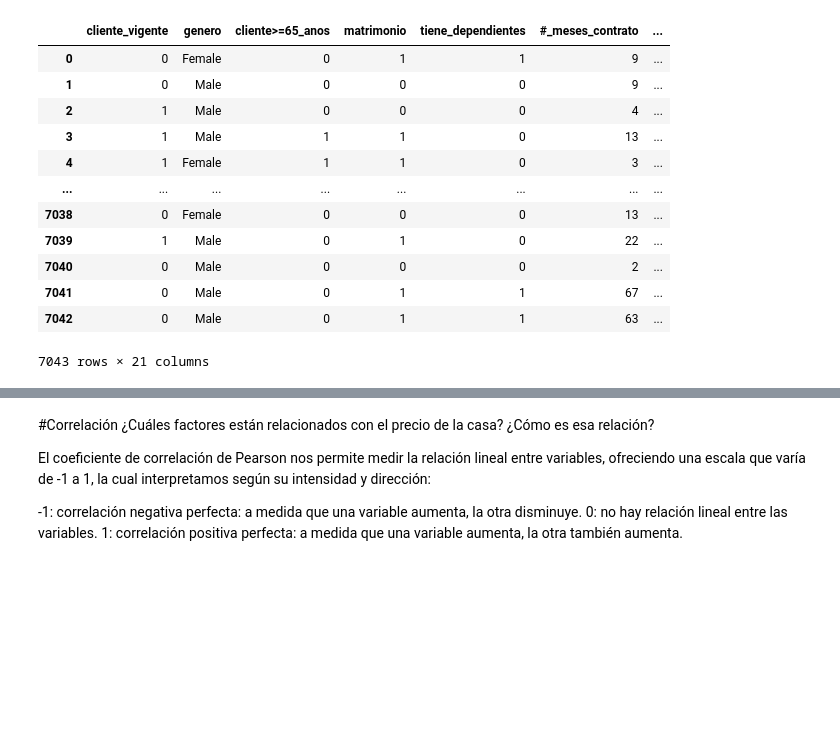
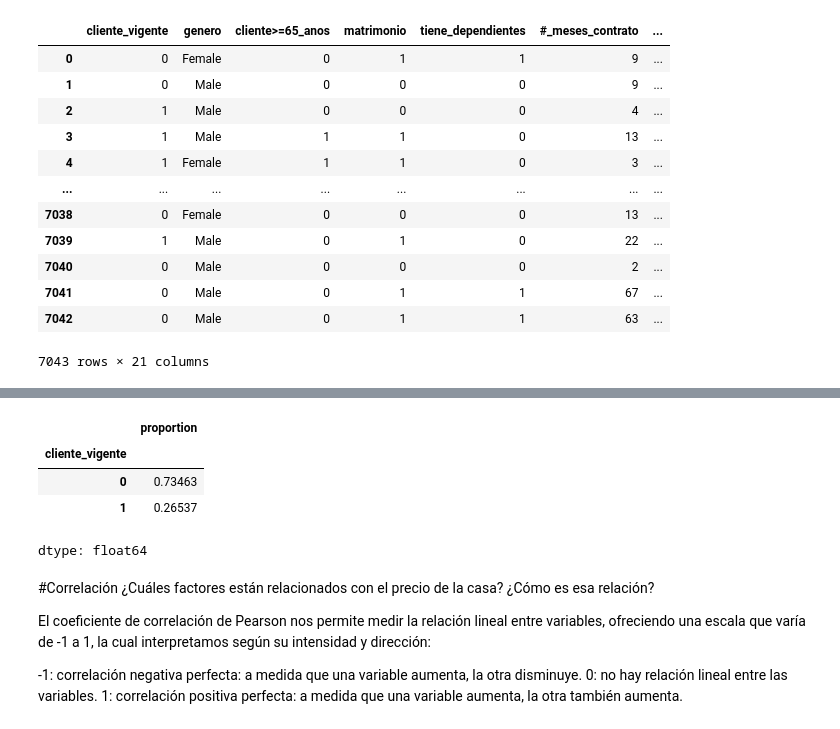
Before and after one commit to Starleen1996/TelecomX_Parte2_Latam_Predicci-n_Modelos, a Jupyter notebook: TelecomX_LATAM_Parte2_Predicción_Modelos_Actualizado.ipynb, the cells around one changed output, grey strips where cells are left out. Saved outputs shown, nothing was run; the diff lists cells and outputs as text; code cells hidden in the pictures; blank space fills up the shorter version.

```diff
--- a/TelecomX_LATAM_Parte2_Predicción_Modelos_Actualizado.ipynb
+++ b/TelecomX_LATAM_Parte2_Predicción_Modelos_Actualizado.ipynb
@@ -190,0 +258,8 @@ one_hot = make_column_transformer((OneHotEncoder(drop='if_binary'),
+# %%
+datos['cliente_vigente'].value_counts(normalize=True)
+# %% [output]
+|  | proportion |
+| cliente_vigente |  |
+| 0 | 0.73463 |
+| 1 | 0.26537 |
+dtype: float64
```
Also changed, not shown: parts of 8 cells of this notebook.
